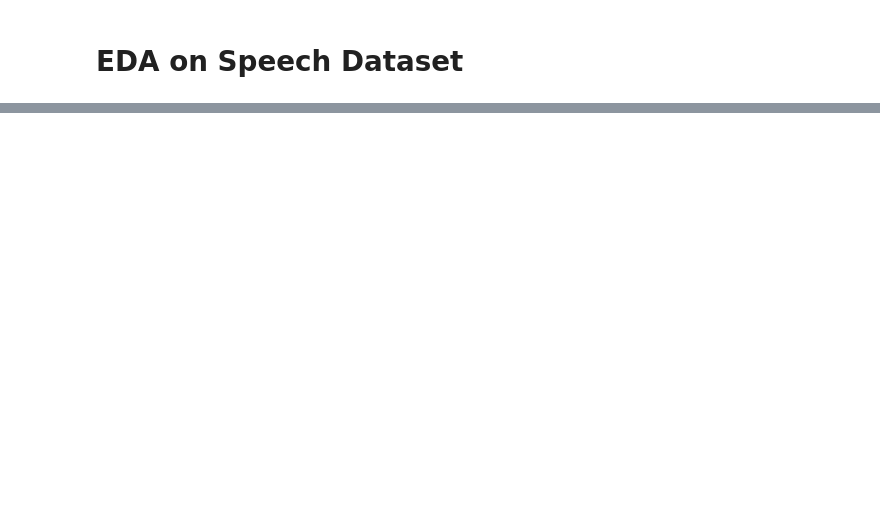
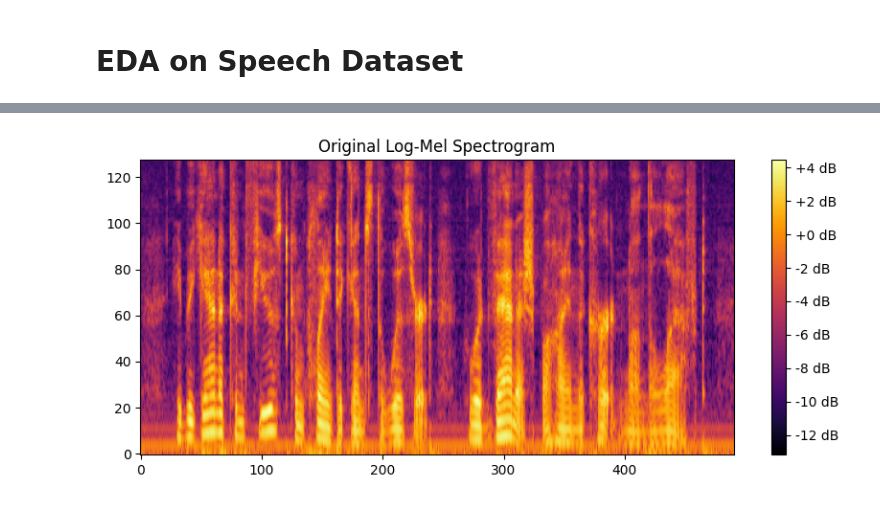
Before and after one commit to LuluW8071/Deep-Speech-2, a Jupyter notebook: notebooks/EDA.ipynb, the cells around one changed output, grey strips where cells are left out. Saved outputs shown, nothing was run; the diff lists cells and outputs as text; code cells hidden in the pictures; blank space fills up the shorter version.

```diff
--- a/notebooks/EDA.ipynb
+++ b/notebooks/EDA.ipynb
@@ -9,5 +9,5 @@ import matplotlib.pyplot as plt
 
 from IPython.display import Audio
 # %%
-audio_path = "../src/Deep-Speech-2/data/audio/train-clean-100/"
+audio_path = "Deep-Speech-2/src/Deep-Speech-2/neuralnet/data/LibriSpeech/test-clean/61/70968/61-70968-0000.flac"
 # %%
@@ -27,24 +30,25 @@ display(Audio(audio_path))
 # %%
-
 # Load the sample audio file
 log_mel_spec_transform = transforms.MelSpectrogram(
     sample_rate=16000,
     n_mels=128,
     win_length=400,
     hop_length=160,
     n_fft = 1024
 )
 
 # Compute the log-mel spectrogram
 log_mel_spec = log_mel_spec_transform(waveform)
 log_mel_spec = torch.log(log_mel_spec + 1e-14)  # Avoid log(0)
 
 # Display the original spectrogram
 plt.figure(figsize=(10, 4))
-plt.imshow(log_mel_spec.squeeze(0).numpy(), cmap='viridis', origin='lower', aspect='auto')
+plt.imshow(log_mel_spec.squeeze(0).numpy(), cmap='inferno', origin='lower', aspect='auto')
 plt.title("Original Log-Mel Spectrogram")
 plt.colorbar(format='%+2.0f dB')
 plt.show()
+# %% [output]
+[figure, added]
 # %%
 # Normal SpecAugment transformations
 spec_augment = nn.Sequential(
```
Also changed, not shown: parts of 3 cells of this notebook, 4 other files.
